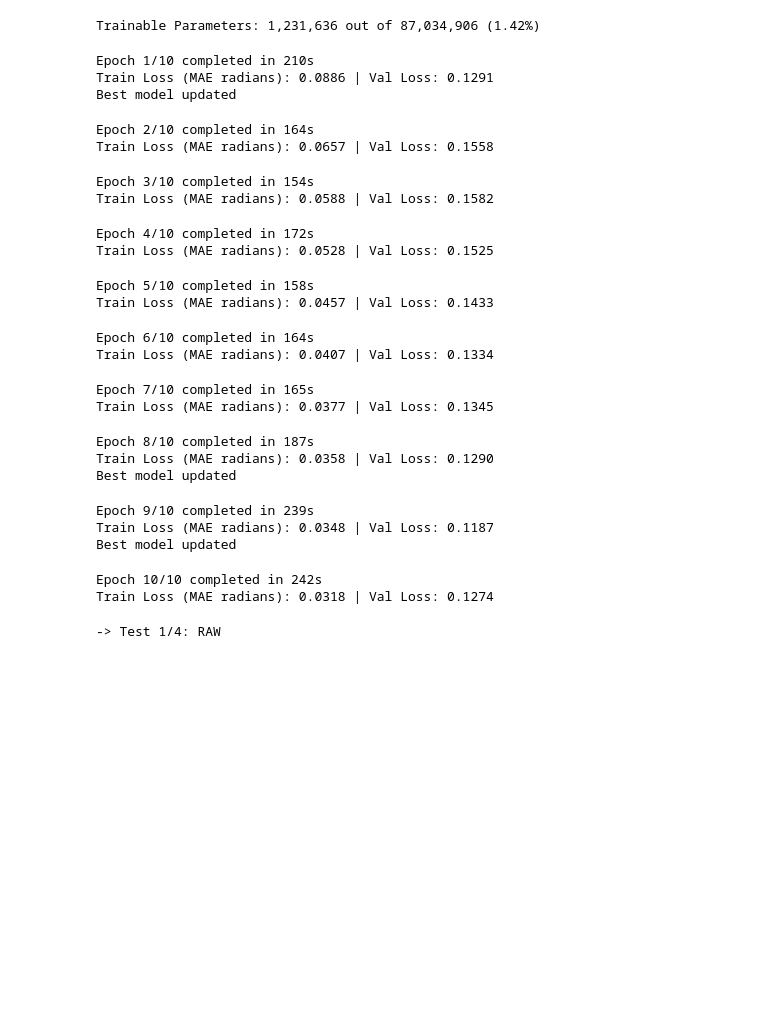
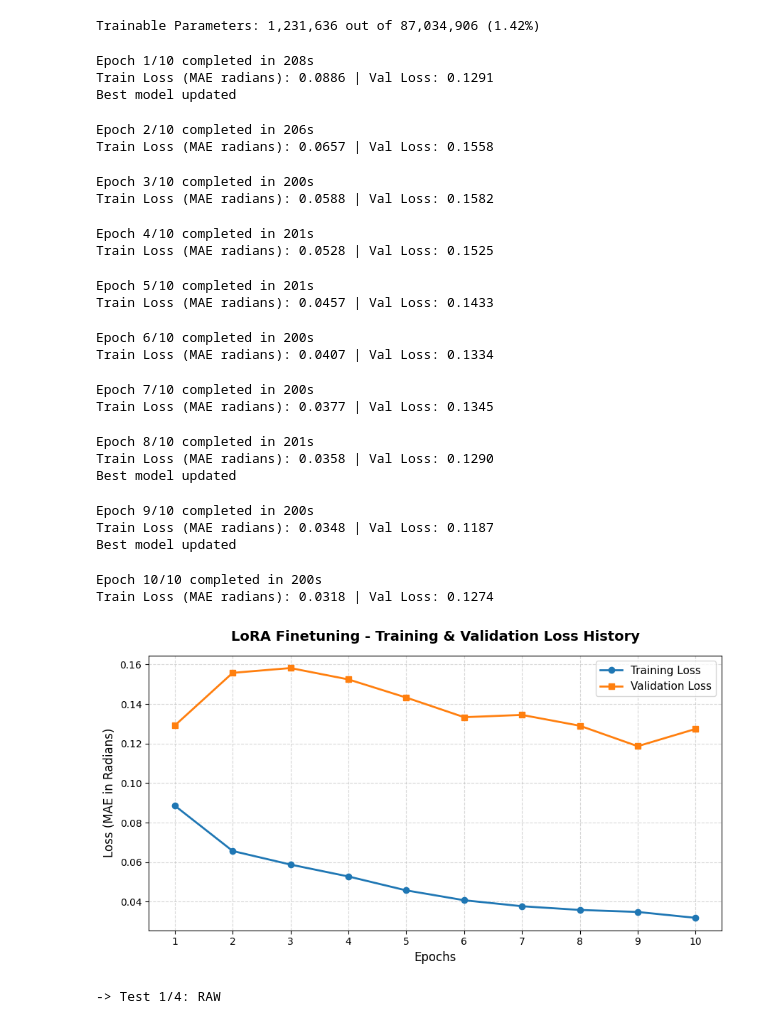
Before and after one commit to enricbaixauli/CV2_final_project, a Jupyter notebook: main.ipynb, the cells around one changed output. Drawn from its saved outputs; the diff is of its cells as text; code cells hidden in the pictures; blank space fills up the shorter version.

```diff
--- a/main.ipynb
+++ b/main.ipynb
@@ -435,31 +440,35 @@ scheduler = optim.lr_scheduler.ReduceLROnPlateau(
 best_val_loss = float('inf')
 epochs = 10
 best_val_loss = float('inf')
-train_model(epochs=epochs, model=model_lora, optimizer=optimizer_lora, scheduler=scheduler, name="LoRA")
+l_trainL, l_valL = train_model(epochs=epochs, model=model_lora, optimizer=optimizer_lora, scheduler=scheduler, name="LoRA")
 # %% [output]
-Epoch 1/10 completed in 210s
+Epoch 1/10 completed in 208s
 Train Loss (MAE radians): 0.0886 | Val Loss: 0.1291
 Best model updated
-Epoch 2/10 completed in 164s
+Epoch 2/10 completed in 206s
 Train Loss (MAE radians): 0.0657 | Val Loss: 0.1558
-Epoch 3/10 completed in 154s
+Epoch 3/10 completed in 200s
 Train Loss (MAE radians): 0.0588 | Val Loss: 0.1582
-Epoch 4/10 completed in 172s
+Epoch 4/10 completed in 201s
 Train Loss (MAE radians): 0.0528 | Val Loss: 0.1525
-Epoch 5/10 completed in 158s
+Epoch 5/10 completed in 201s
 Train Loss (MAE radians): 0.0457 | Val Loss: 0.1433
-Epoch 6/10 completed in 164s
+Epoch 6/10 completed in 200s
 Train Loss (MAE radians): 0.0407 | Val Loss: 0.1334
-Epoch 7/10 completed in 165s
+Epoch 7/10 completed in 200s
 Train Loss (MAE radians): 0.0377 | Val Loss: 0.1345
-Epoch 8/10 completed in 187s
+Epoch 8/10 completed in 201s
 Train Loss (MAE radians): 0.0358 | Val Loss: 0.1290
 Best model updated
-Epoch 9/10 completed in 239s
+Epoch 9/10 completed in 200s
 Train Loss (MAE radians): 0.0348 | Val Loss: 0.1187
 Best model updated
-Epoch 10/10 completed in 242s
+Epoch 10/10 completed in 200s
 Train Loss (MAE radians): 0.0318 | Val Loss: 0.1274
+# %%
+utils.plot_training_history(l_trainL, l_valL, model_name="LoRA Finetuning")
+# %% [output]
+[figure, added]
 # %%
 model_lora.eval()
 
```
Also changed, not shown: parts of 8 cells of this notebook, 18 other files.
